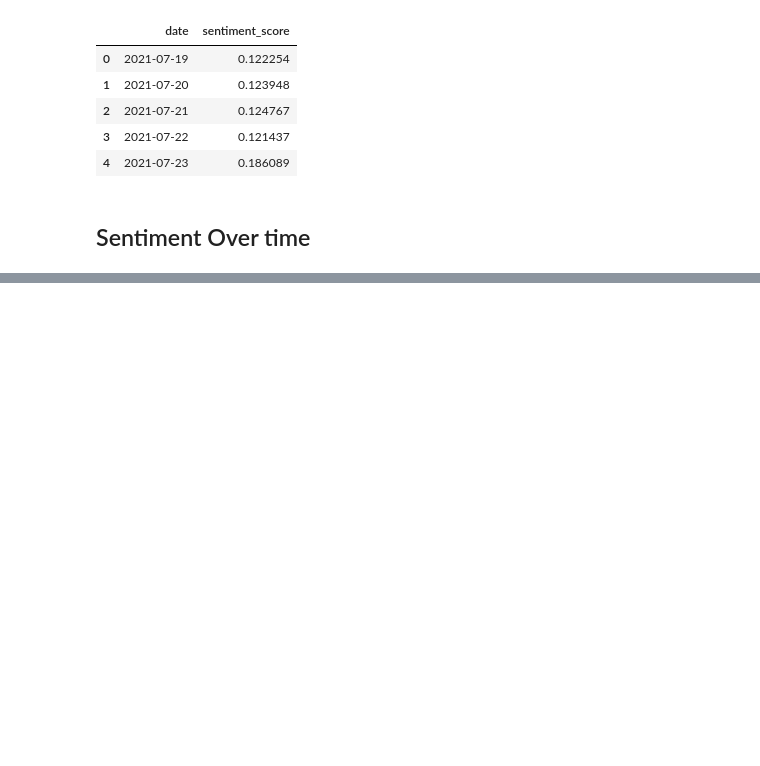
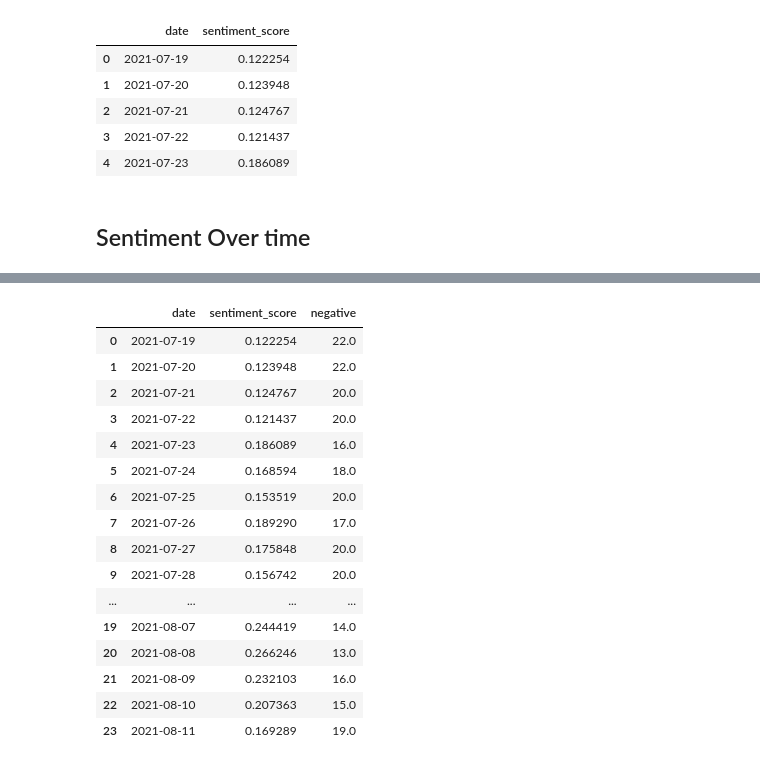
Before and after one commit to lingchensanwen/tweetTokyo, a Jupyter notebook: Preprocessing.ipynb, the cells around one changed output, grey strips where cells are left out. Drawn from its saved outputs; the diff is of its cells as text; code cells hidden in the pictures; blank space fills up the shorter version.

```diff
--- a/Preprocessing.ipynb
+++ b/Preprocessing.ipynb
@@ -163,3 +163,15 @@ fig.show()
 # %% [output]
 [interactive output not drawn]
 [interactive output not drawn]
+# %%
+# Label sentiments (positive, negative, neutral) based on sentiment_score for each tweet
+def append_label_sentiments(date):
+    df_dict[date]['sentiment_score'].apply(lambda x: float(x))
+    df_dict[date]['sentiment_score'].apply(lambda x: float(x))
+    df_dict[date]['sentiment_label'] = 'NA'
+    df_dict[date].loc[df_dict[date].sentiment_score == 0, 'sentiment_label'] = 'neutral'
+    df_dict[date].loc[df_dict[date].sentiment_score < 0, 'sentiment_label'] = 'negative'
+    df_dict[date].loc[df_dict[date].sentiment_score > 0, 'sentiment_label'] = 'positive'
+# %%
+for i in date_range:
+     append_label_sentiments(i.strftime('%Y-%m-%d'))
@@ -165,0 +194,5 @@ fig.show()
+# %%
+tweets_persentiment = {}
+for i in date_range:
+    tweets_persentiment[i.strftime('%Y-%m-%d')] =  df_dict[i.strftime('%Y-%m-%d')].groupby(['sentiment_label']).size().reset_index(name='num_posts')
+    tweets_persentiment[i.strftime('%Y-%m-%d')]['percentage_of_total'] = tweets_persentiment[i.strftime('%Y-%m-%d')]['num_posts'].apply(lambda x: round(x / df_dict[i.strftime('%Y-%m-%d')].shape[0],2) * 100)
@@ -165,0 +206,27 @@ fig.show()
+# %%
+#negative
+total_negative_list = []
+for i in date_range:
+    date = i.strftime('%Y-%m-%d')
+    total_negative_list.append((tweets_persentiment[date][tweets_persentiment[date]['sentiment_label'] == 'negative']['percentage_of_total']).to_string().lstrip('0'))
+sense_df['negative'] = total_negative_list
+# %%
+sense_df
+# %% [output]
+|  | date | sentiment_score | negative |
+| 0 | 2021-07-19 | 0.122254 | 22.0 |
+| 1 | 2021-07-20 | 0.123948 | 22.0 |
+| 2 | 2021-07-21 | 0.124767 | 20.0 |
+| 3 | 2021-07-22 | 0.121437 | 20.0 |
+| 4 | 2021-07-23 | 0.186089 | 16.0 |
+| 5 | 2021-07-24 | 0.168594 | 18.0 |
+| 6 | 2021-07-25 | 0.153519 | 20.0 |
+| 7 | 2021-07-26 | 0.189290 | 17.0 |
+| 8 | 2021-07-27 | 0.175848 | 20.0 |
+| 9 | 2021-07-28 | 0.156742 | 20.0 |
+| ... | ... | ... | ... |
+| 19 | 2021-08-07 | 0.244419 | 14.0 |
+| 20 | 2021-08-08 | 0.266246 | 13.0 |
+| 21 | 2021-08-09 | 0.232103 | 16.0 |
+| 22 | 2021-08-10 | 0.207363 | 15.0 |
+| 23 | 2021-08-11 | 0.169289 | 19.0 |
```
Also changed, not shown: parts of 3 cells of this notebook.
